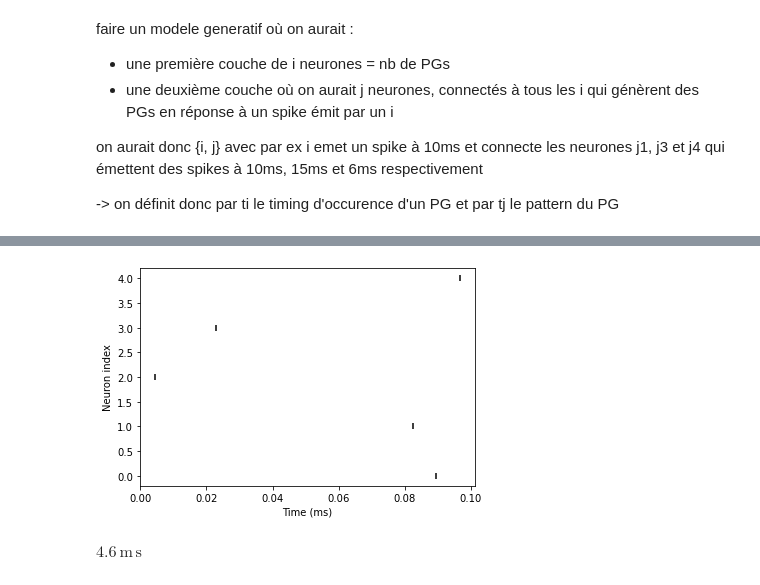
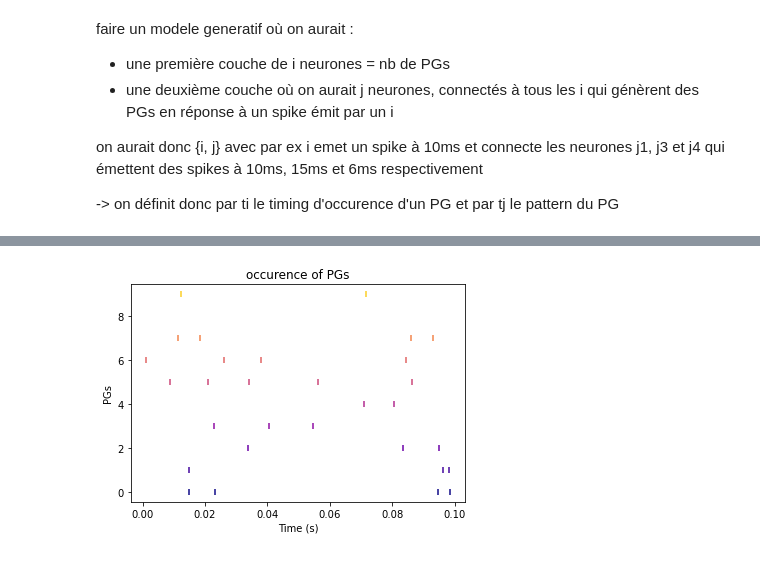
Before and after one commit to camillebesnainou/2022-01-10-polychrony, a Jupyter notebook: 2022-03-02-herewegoagain.ipynb, the cells around one changed output, grey strips where cells are left out. Cells and saved outputs as stored; diff of their text form; code cells hidden in the pictures.

```diff
--- a/2022-03-02-herewegoagain.ipynb
+++ b/2022-03-02-herewegoagain.ipynb
@@ -89,11 +113,9 @@ visualise_connectivity(syn)
-# %%
-plt.scatter(a_spike.t, a_spike.i, color = "k", marker = "|")
-xlabel('Time (ms)')
-ylabel('Neuron index');
-# %% [output]
-[figure, removed]
-# %%
-a_spike.t[0]
-# %% [output]
-$4.6\,\mathrm{m}\,\mathrm{s}$
+# %%
+for i in range(n_pattern) :
+    plt.scatter(PGs_id_tps[i][0], PGs_id_tps[i][1], color = color_dict[i_indices[i]], marker = "|")
+    xlabel('Time (s)')
+    ylabel('PGs')
+    title('occurence of PGs')
+# %% [output]
+[figure, added]
 # %%
```
Also changed, not shown: parts of 18 cells of this notebook.
